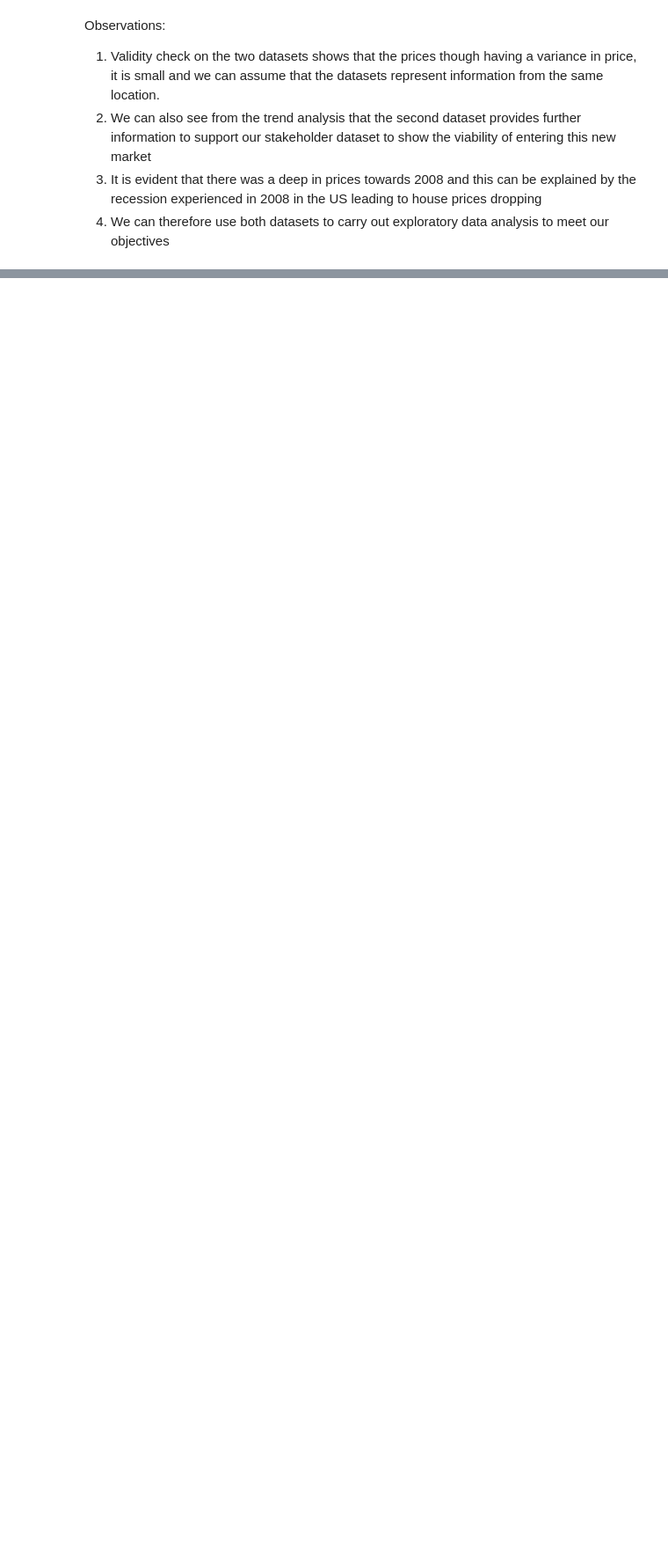
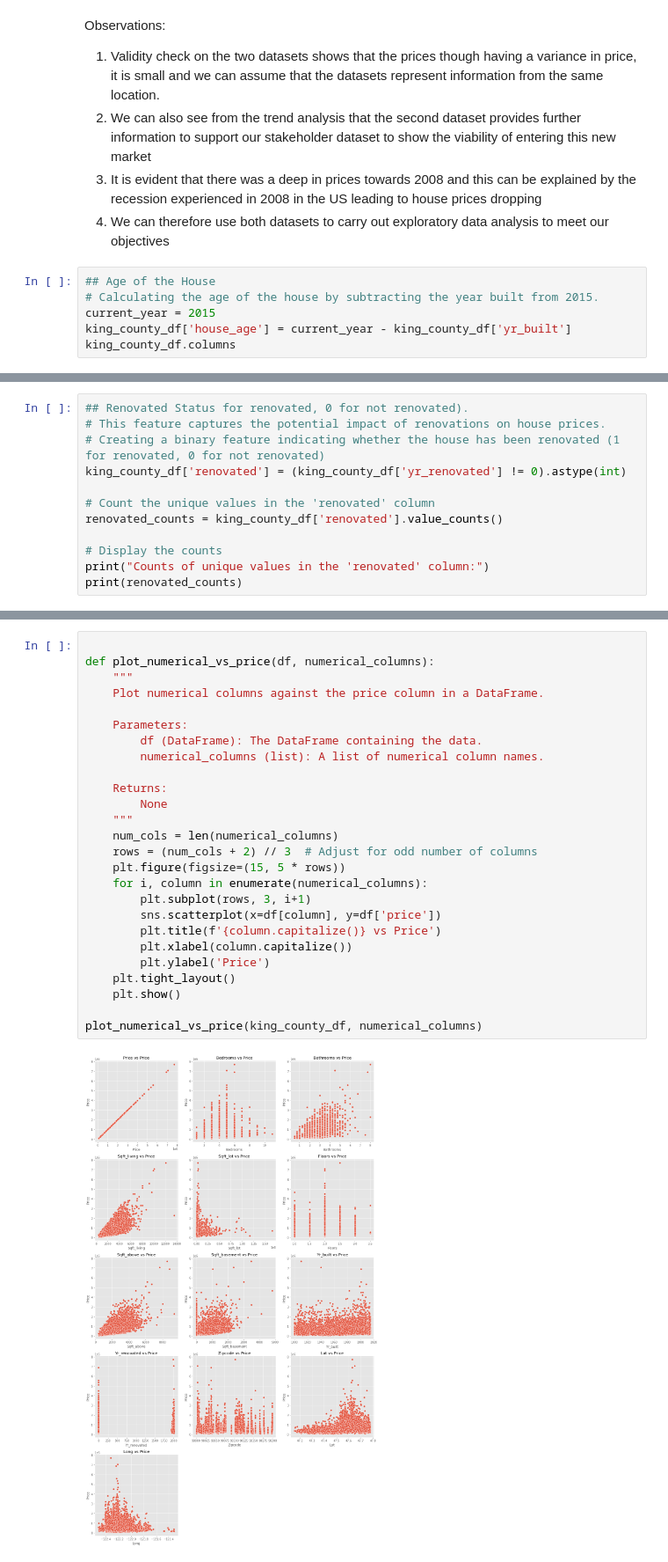
Before and after one commit to Judykoech/Phase2--Group1-Project, a Jupyter notebook: student.ipynb, the cells around one changed output, grey strips where cells are left out. Shown at 88% size. Saved outputs shown, nothing was run; the diff lists cells and outputs as text; blank space fills up the shorter version.

Commit message:
complete EDA data set one analysis

```diff
--- a/student.ipynb
+++ b/student.ipynb
@@ -1090,3 +1098,9 @@ Observations:
 2. We can also see from the trend analysis that the second dataset provides further information to support our stakeholder dataset to show the viability of entering this new market
 3. It is evident that there was a deep in prices towards 2008 and this can be explained by the recession experienced in 2008 in the US leading to house prices dropping
 4. We can therefore use both datasets to carry out exploratory data analysis to meet our objectives
+# %%
+## Age of the House
+# Calculating the age of the house by subtracting the year built from 2015.
+current_year = 2015
+king_county_df['house_age'] = current_year - king_county_df['yr_built']
+king_county_df.columns
@@ -1092,0 +1113,12 @@ Observations:
+# %%
+## Renovated Status for renovated, 0 for not renovated).
+# This feature captures the potential impact of renovations on house prices.
+# Creating a binary feature indicating whether the house has been renovated (1 for renovated, 0 for not renovated)
+king_county_df['renovated'] = (king_county_df['yr_renovated'] != 0).astype(int)
+
+# Count the unique values in the 'renovated' column
+renovated_counts = king_county_df['renovated'].value_counts()
+
+# Display the counts
+print("Counts of unique values in the 'renovated' column:")
+print(renovated_counts)
@@ -1092,0 +1237,28 @@ Observations:
+# %%
+
+def plot_numerical_vs_price(df, numerical_columns):
+    """
+    Plot numerical columns against the price column in a DataFrame.
+
+    Parameters:
+        df (DataFrame): The DataFrame containing the data.
+        numerical_columns (list): A list of numerical column names.
+
+    Returns:
+        None
+    """
+    num_cols = len(numerical_columns)
+    rows = (num_cols + 2) // 3  # Adjust for odd number of columns
+    plt.figure(figsize=(15, 5 * rows))
+    for i, column in enumerate(numerical_columns):
+        plt.subplot(rows, 3, i+1)
+        sns.scatterplot(x=df[column], y=df['price'])
+        plt.title(f'{column.capitalize()} vs Price')
+        plt.xlabel(column.capitalize())
+        plt.ylabel('Price')
+    plt.tight_layout()
+    plt.show()
+
+plot_numerical_vs_price(king_county_df, numerical_columns)
+# %% [output]
+[figure, added]
```
Also changed, not shown: parts of 40 cells of this notebook.
